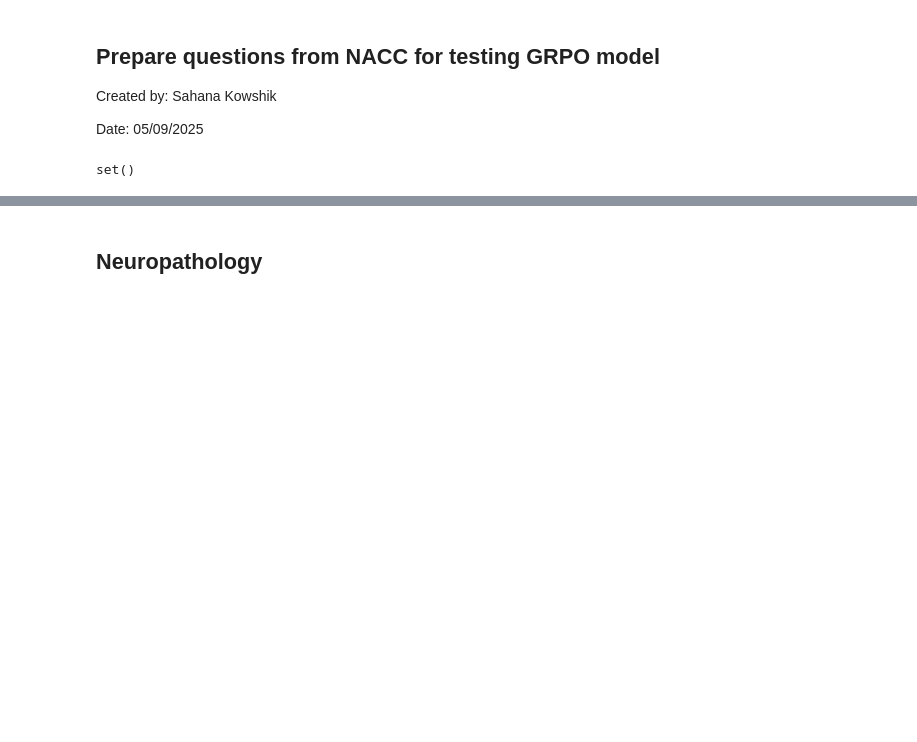
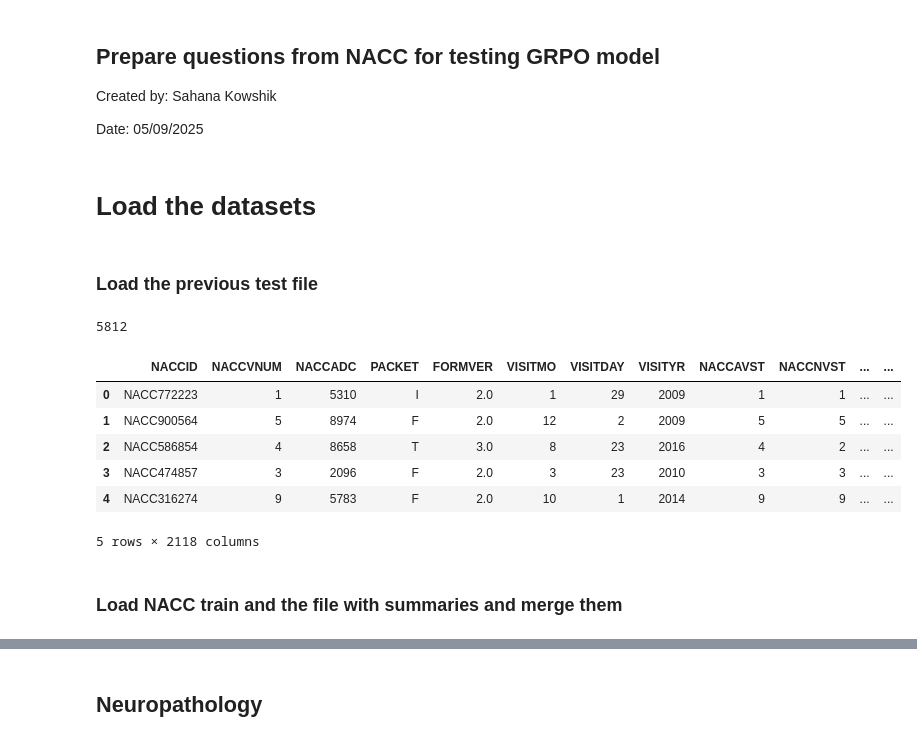
Before and after one commit to vkola-lab/lunar, a Jupyter notebook: data_preparation/nacc/create_grpo_testing_data.ipynb, the cells around one changed output, grey strips where cells are left out. Cells and saved outputs as stored; diff of their text form; code cells hidden in the pictures; blank space fills up the shorter version.

```diff
--- a/data_preparation/nacc/create_grpo_testing_data.ipynb
+++ b/data_preparation/nacc/create_grpo_testing_data.ipynb
@@ -12,9 +13,28 @@ import numpy as np
 # %%
 directory_path = "/projectnb/vkolagrp/skowshik/foundation_adrd/adrd-foundation-model/data/nacc"
+# %% [markdown]
+# Load the datasets
+# %%
+with open(f"{directory_path}/training_data/id_to_hashid_train.pkl", "rb") as f:
+    id_to_hashid_train = pd.read_pickle(f)
+
+
+hashid_to_id_train = {v:k for k, v in id_to_hashid_train.items()}
+# %% [markdown]
+### Load the previous test file
 # %%
-test = pd.read_csv(f"{directory_path}/training_data/testing_data_grpo/test_summary.csv")
-train = pd.read_csv(f"{directory_path}/training_data/training_data_grpo/train_summary.csv")
+old_test = pd.read_csv(f"{directory_path}/training_data/testing_data_grpo_old/test_summary.csv")
-# %%
-set(train['ID']).intersection(set(test['NACCID']))
-# %% [output]
-set()
+# %%
+print(len(old_test))
+old_test.head()
+# %% [output]
+5812
+|  | NACCID | NACCVNUM | NACCADC | PACKET | FORMVER | VISITMO | VISITDAY | VISITYR | NACCAVST | NACCNVST | ... | ... |
+| 0 | NACC772223 | 1 | 5310 | I | 2.0 | 1 | 29 | 2009 | 1 | 1 | ... | ... |
+| 1 | NACC900564 | 5 | 8974 | F | 2.0 | 12 | 2 | 2009 | 5 | 5 | ... | ... |
+| 2 | NACC586854 | 4 | 8658 | T | 3.0 | 8 | 23 | 2016 | 4 | 2 | ... | ... |
+| 3 | NACC474857 | 3 | 2096 | F | 2.0 | 3 | 23 | 2010 | 3 | 3 | ... | ... |
+| 4 | NACC316274 | 9 | 5783 | F | 2.0 | 10 | 1 | 2014 | 9 | 9 | ... | ... |
+5 rows × 2118 columns
+# %% [markdown]
+### Load NACC train and the file with summaries and merge them
```
Also changed, not shown: parts of 115 cells of this notebook, 26 other files.
